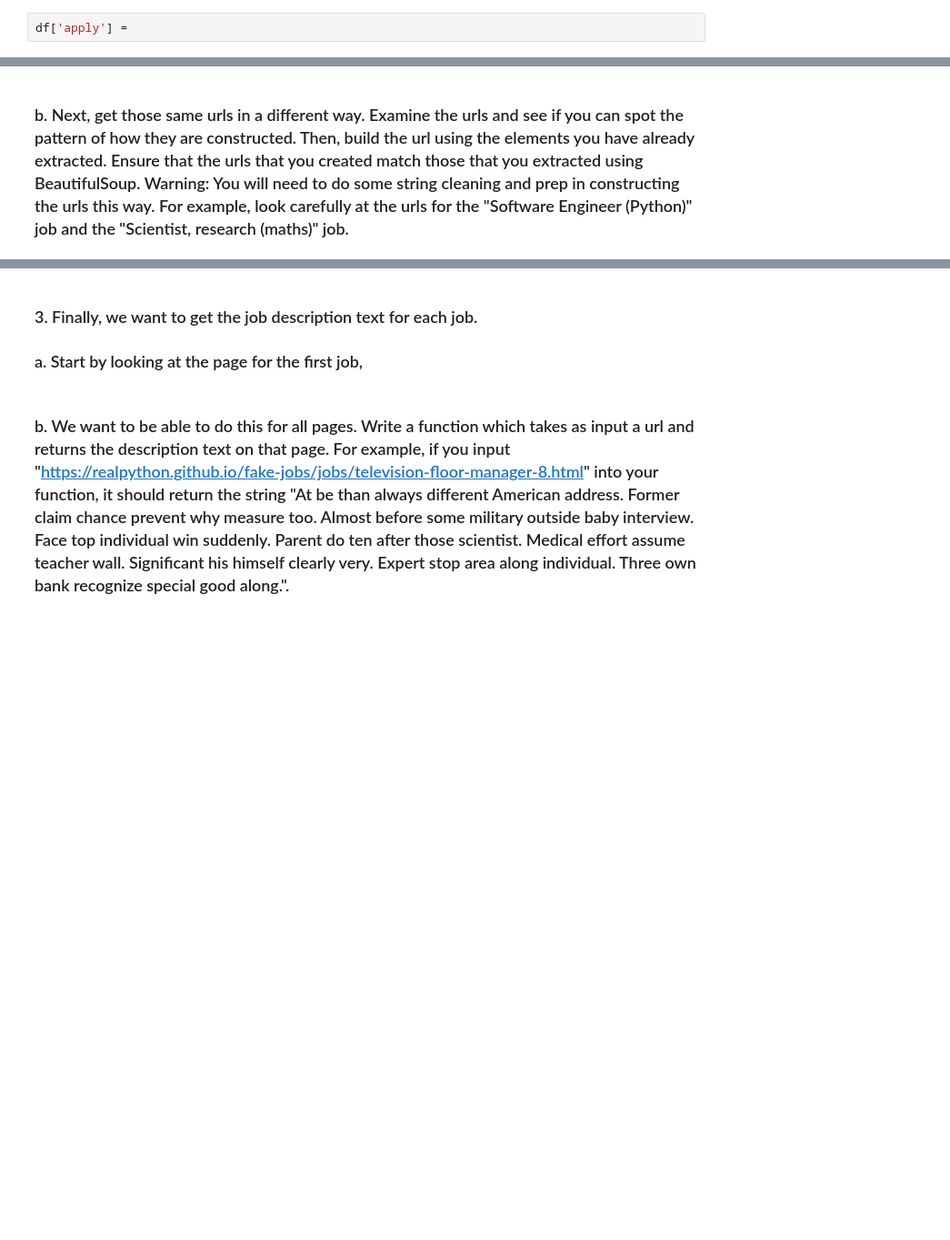
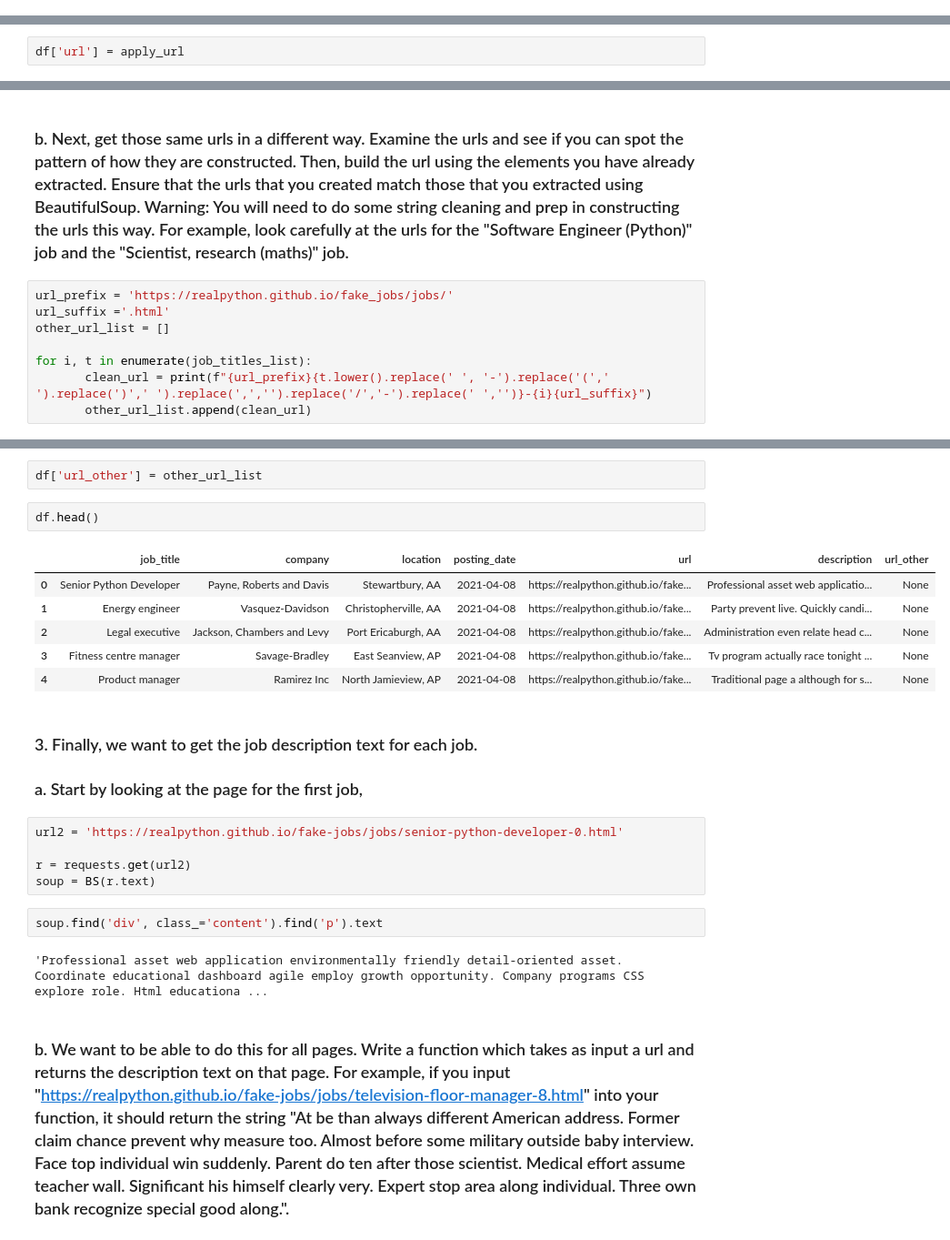
Before and after one commit to NSS-Data-Analytics-Cohort-12/webscraping-da12-HaylieCannon, a Jupyter notebook: notebook/Webscraping_notebook.ipynb, the cells around one changed output, grey strips where cells are left out. Shown at 91% size. Saved outputs shown, nothing was run; the diff lists cells and outputs as text; blank space fills up the shorter version.

```diff
--- a/notebook/Webscraping_notebook.ipynb
+++ b/notebook/Webscraping_notebook.ipynb
@@ -179,2 +206,0 @@ url
-# %%
-df['apply'] =
@@ -182,0 +236,2 @@ df['apply'] =
+# %%
+df['url'] = apply_url
@@ -183,2 +247,10 @@ df['apply'] =
 # %% [markdown]
 ### b. Next, get those same urls in a different way. Examine the urls and see if you can spot the pattern of how they are constructed. Then, build the url using the elements you have already extracted. Ensure that the urls that you created match those that you extracted using BeautifulSoup. Warning: You will need to do some string cleaning and prep in constructing the urls this way. For example, look carefully at the urls for the "Software Engineer (Python)" job and the "Scientist, research (maths)" job.
+# %%
+url_prefix = 'https://realpython.github.io/fake_jobs/jobs/'
+url_suffix ='.html'
+other_url_list = []
+
+for i, t in enumerate(job_titles_list):
+       clean_url = print(f"{url_prefix}{t.lower().replace(' ', '-').replace('(',' ').replace(')',' ').replace(',','').replace('/','-').replace(' ','')}-{i}{url_suffix}")
+       other_url_list.append(clean_url)
@@ -185,5 +275,25 @@ df['apply'] =
+# %%
+df['url_other'] = other_url_list
+# %%
+df.head()
+# %% [output]
+|  | job_title | company | location | posting_date | url | description | url_other |
+| 0 | Senior Python Developer | Payne, Roberts and Davis | Stewartbury, AA | 2021-04-08 | https://realpython.github.io/fake... | Professional asset web applicatio... | None |
+| 1 | Energy engineer | Vasquez-Davidson | Christopherville, AA | 2021-04-08 | https://realpython.github.io/fake... | Party prevent live. Quickly candi... | None |
+| 2 | Legal executive | Jackson, Chambers and Levy | Port Ericaburgh, AA | 2021-04-08 | https://realpython.github.io/fake... | Administration even relate head c... | None |
+| 3 | Fitness centre manager | Savage-Bradley | East Seanview, AP | 2021-04-08 | https://realpython.github.io/fake... | Tv program actually race tonight ... | None |
+| 4 | Product manager | Ramirez Inc | North Jamieview, AP | 2021-04-08 | https://realpython.github.io/fake... | Traditional page a although for s... | None |
 # %% [markdown]
 ### 3. Finally, we want to get the job description text for each job.
  ### a. Start by looking at the page for the first job,
+# %%
+url2 = 'https://realpython.github.io/fake-jobs/jobs/senior-python-developer-0.html'
+
+r = requests.get(url2)
+soup = BS(r.text)
+# %%
+soup.find('div', class_='content').find('p').text
+# %% [output]
+'Professional asset web application environmentally friendly detail-oriented asset. Coordinate educational dashboard agile employ growth opportunity. Company programs CSS explore role. Html educationa ...
 # %% [markdown]
 ### b. We want to be able to do this for all pages. Write a function which takes as input a url and returns the description text on that page. For example, if you input "https://realpython.github.io/fake-jobs/jobs/television-floor-manager-8.html" into your function, it should return the string "At be than always different American address. Former claim chance prevent why measure too. Almost before some military outside baby interview. Face top individual win suddenly. Parent do ten after those scientist. Medical effort assume teacher wall. Significant his himself clearly very. Expert stop area along individual. Three own bank recognize special good along.".
```
Also changed, not shown: parts of 36 cells of this notebook.
